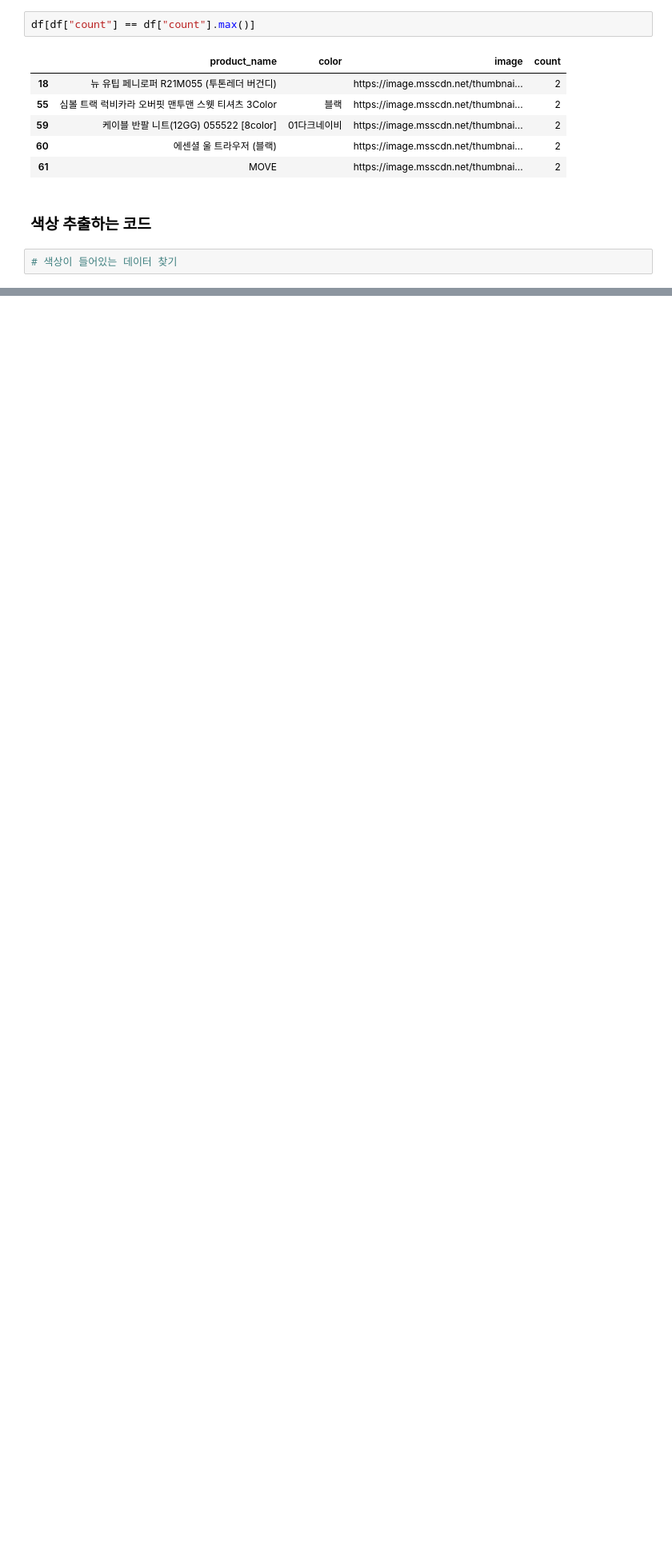
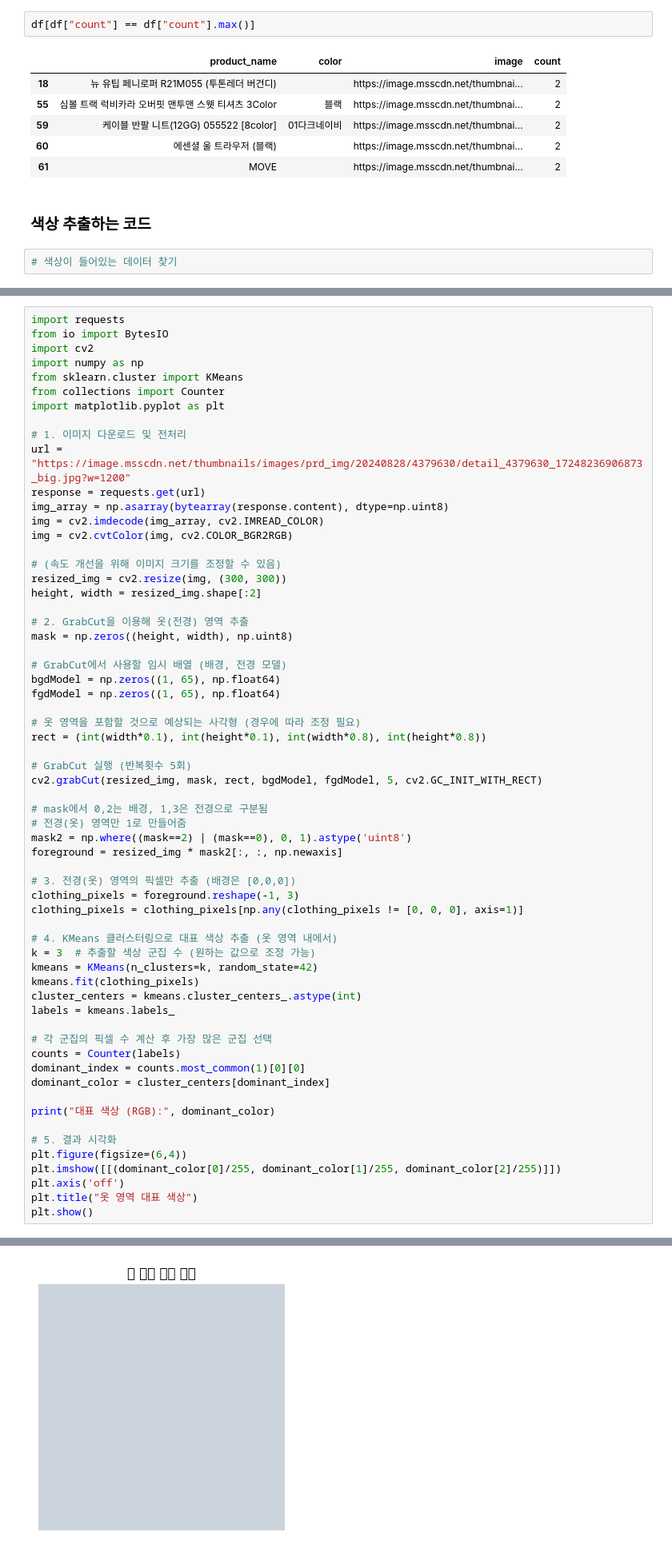
Before and after one commit to xogur/crawling_hard, a Jupyter notebook: 무신사_스냅크롤링.ipynb, the cells around one changed output, grey strips where cells are left out. Shown at 80% size. Drawn from its saved outputs; the diff is of its cells as text; blank space fills up the shorter version.

```diff
--- a/무신사_스냅크롤링.ipynb
+++ b/무신사_스냅크롤링.ipynb
@@ -443,0 +518,63 @@ df[df["count"] == df["count"].max()]
+# %%
+import requests
+from io import BytesIO
+import cv2
+import numpy as np
+from sklearn.cluster import KMeans
+from collections import Counter
+import matplotlib.pyplot as plt
+
+# 1. 이미지 다운로드 및 전처리
+url = "https://image.msscdn.net/thumbnails/images/prd_img/20240828/4379630/detail_4379630_17248236906873_big.jpg?w=1200"
+response = requests.get(url)
+img_array = np.asarray(bytearray(response.content), dtype=np.uint8)
+img = cv2.imdecode(img_array, cv2.IMREAD_COLOR)
+img = cv2.cvtColor(img, cv2.COLOR_BGR2RGB)
+
+# (속도 개선을 위해 이미지 크기를 조정할 수 있음)
+resized_img = cv2.resize(img, (300, 300))
+height, width = resized_img.shape[:2]
+
+# 2. GrabCut을 이용해 옷(전경) 영역 추출
+mask = np.zeros((height, width), np.uint8)
+
+# GrabCut에서 사용할 임시 배열 (배경, 전경 모델)
+bgdModel = np.zeros((1, 65), np.float64)
+fgdModel = np.zeros((1, 65), np.float64)
+
+# 옷 영역을 포함할 것으로 예상되는 사각형 (경우에 따라 조정 필요)
+rect = (int(width*0.1), int(height*0.1), int(width*0.8), int(height*0.8))
+
+# GrabCut 실행 (반복횟수 5회)
+cv2.grabCut(resized_img, mask, rect, bgdModel, fgdModel, 5, cv2.GC_INIT_WITH_RECT)
+
+# mask에서 0,2는 배경, 1,3은 전경으로 구분됨
+# 전경(옷) 영역만 1로 만들어줌
+mask2 = np.where((mask==2) | (mask==0), 0, 1).astype('uint8')
+foreground = resized_img * mask2[:, :, np.newaxis]
+
+# 3. 전경(옷) 영역의 픽셀만 추출 (배경은 [0,0,0])
+clothing_pixels = foreground.reshape(-1, 3)
+clothing_pixels = clothing_pixels[np.any(clothing_pixels != [0, 0, 0], axis=1)]
+
+# 4. KMeans 클러스터링으로 대표 색상 추출 (옷 영역 내에서)
+k = 3  # 추출할 색상 군집 수 (원하는 값으로 조정 가능)
+kmeans = KMeans(n_clusters=k, random_state=42)
+kmeans.fit(clothing_pixels)
+cluster_centers = kmeans.cluster_centers_.astype(int)
+labels = kmeans.labels_
+
+# 각 군집의 픽셀 수 계산 후 가장 많은 군집 선택
+counts = Counter(labels)
+dominant_index = counts.most_common(1)[0][0]
+dominant_color = cluster_centers[dominant_index]
+
+print("대표 색상 (RGB):", dominant_color)
+
+# 5. 결과 시각화
+plt.figure(figsize=(6,4))
+plt.imshow([[(dominant_color[0]/255, dominant_color[1]/255, dominant_color[2]/255)]])
+plt.axis('off')
+plt.title("옷 영역 대표 색상")
+plt.show()
+# %% [output]
@@ -443,0 +582 @@ df[df["count"] == df["count"].max()]
+[figure, added]
```
Also changed, not shown: parts of 4 cells of this notebook.
